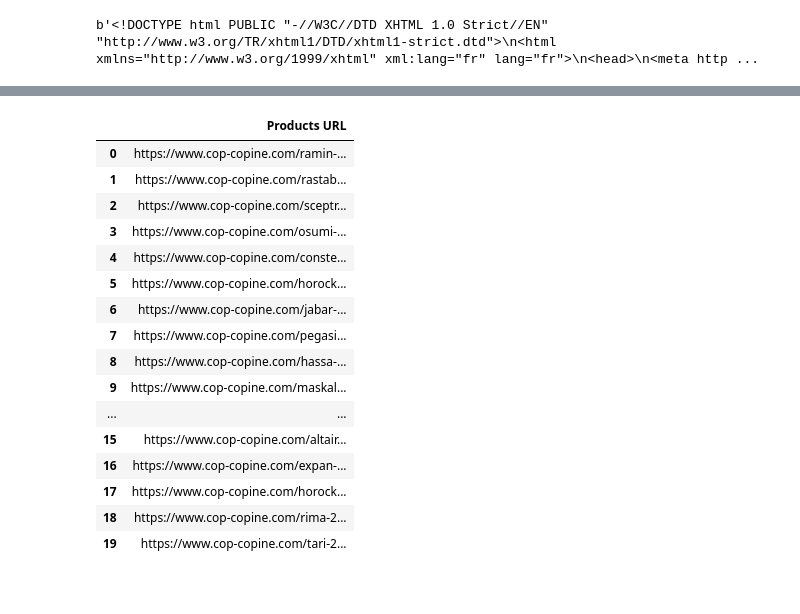
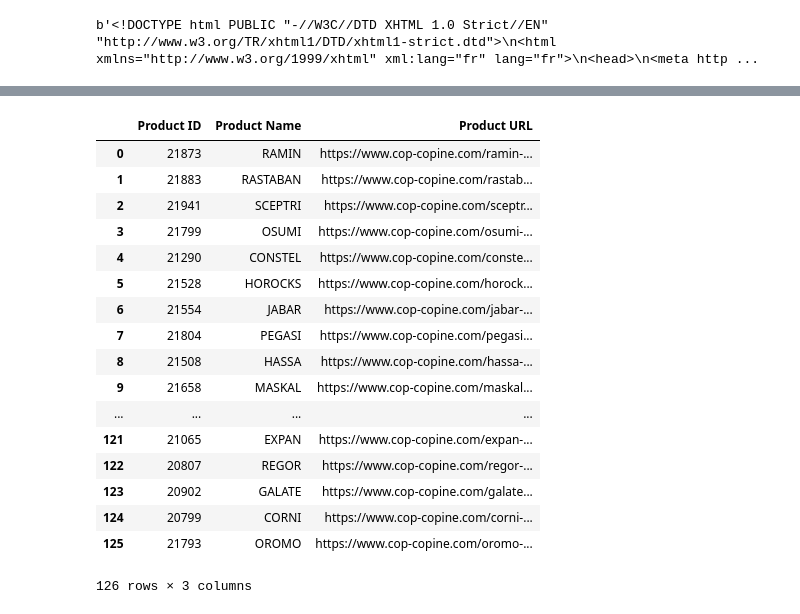
Before and after one commit to Laura-Foulon/data-labs, a Jupyter notebook: module-1/web-project/your-code/WEB PROJECT - API & Web Scrapping.ipynb, the cells around one changed output, grey strips where cells are left out. Drawn from its saved outputs; the diff is of its cells as text; code cells hidden in the pictures.

```diff
--- a/module-1/web-project/your-code/WEB PROJECT - API & Web Scrapping.ipynb
+++ b/module-1/web-project/your-code/WEB PROJECT - API & Web Scrapping.ipynb
@@ -208,0 +289,8 @@ links[0:]
+# %%
+titles = []
+
+for title_tag in link_tags:
+    title = title_tag.get('title')
+    titles.append(title)
+
+titles[0:10]
@@ -208,0 +308,8 @@ links[0:]
+# %%
+ids = []
+
+for id_tag in link_tags:
+    Id = id_tag.get('data-hover')
+    ids.append(Id)
+
+ids[0:10]
@@ -211,22 +329,25 @@ links[0:]
 # %%
-df = pd.DataFrame(links,columns=['Products URL'])
+df = pd.DataFrame(list(zip(ids, titles, links)))
 
-df.head(20)
+df.columns = ['Product ID','Product Name','Product URL']
+
+df
 # %% [output]
-|  | Products URL |
-| 0 | https://www.cop-copine.com/ramin-... |
-| 1 | https://www.cop-copine.com/rastab... |
-| 2 | https://www.cop-copine.com/sceptr... |
-| 3 | https://www.cop-copine.com/osumi-... |
-| 4 | https://www.cop-copine.com/conste... |
-| 5 | https://www.cop-copine.com/horock... |
-| 6 | https://www.cop-copine.com/jabar-... |
-| 7 | https://www.cop-copine.com/pegasi... |
-| 8 | https://www.cop-copine.com/hassa-... |
-| 9 | https://www.cop-copine.com/maskal... |
-| ... | ... |
-| 15 | https://www.cop-copine.com/altair... |
-| 16 | https://www.cop-copine.com/expan-... |
-| 17 | https://www.cop-copine.com/horock... |
-| 18 | https://www.cop-copine.com/rima-2... |
-| 19 | https://www.cop-copine.com/tari-2... |
+|  | Product ID | Product Name | Product URL |
+| 0 | 21873 | RAMIN | https://www.cop-copine.com/ramin-... |
+| 1 | 21883 | RASTABAN | https://www.cop-copine.com/rastab... |
+| 2 | 21941 | SCEPTRI | https://www.cop-copine.com/sceptr... |
+| 3 | 21799 | OSUMI | https://www.cop-copine.com/osumi-... |
+| 4 | 21290 | CONSTEL | https://www.cop-copine.com/conste... |
+| 5 | 21528 | HOROCKS | https://www.cop-copine.com/horock... |
+| 6 | 21554 | JABAR | https://www.cop-copine.com/jabar-... |
+| 7 | 21804 | PEGASI | https://www.cop-copine.com/pegasi... |
+| 8 | 21508 | HASSA | https://www.cop-copine.com/hassa-... |
+| 9 | 21658 | MASKAL | https://www.cop-copine.com/maskal... |
+| ... | ... | ... | ... |
+| 121 | 21065 | EXPAN | https://www.cop-copine.com/expan-... |
+| 122 | 20807 | REGOR | https://www.cop-copine.com/regor-... |
+| 123 | 20902 | GALATE | https://www.cop-copine.com/galate... |
+| 124 | 20799 | CORNI | https://www.cop-copine.com/corni-... |
+| 125 | 21793 | OROMO | https://www.cop-copine.com/oromo-... |
+126 rows × 3 columns
```
Also changed, not shown: parts of 27 cells of this notebook, 2 other files.
